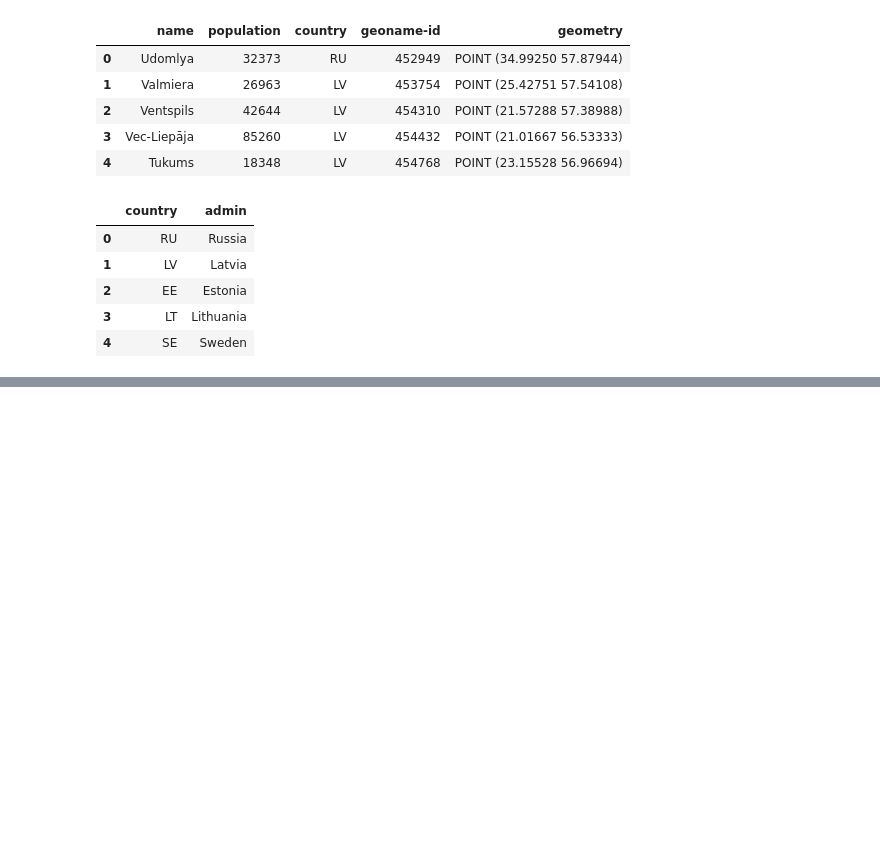
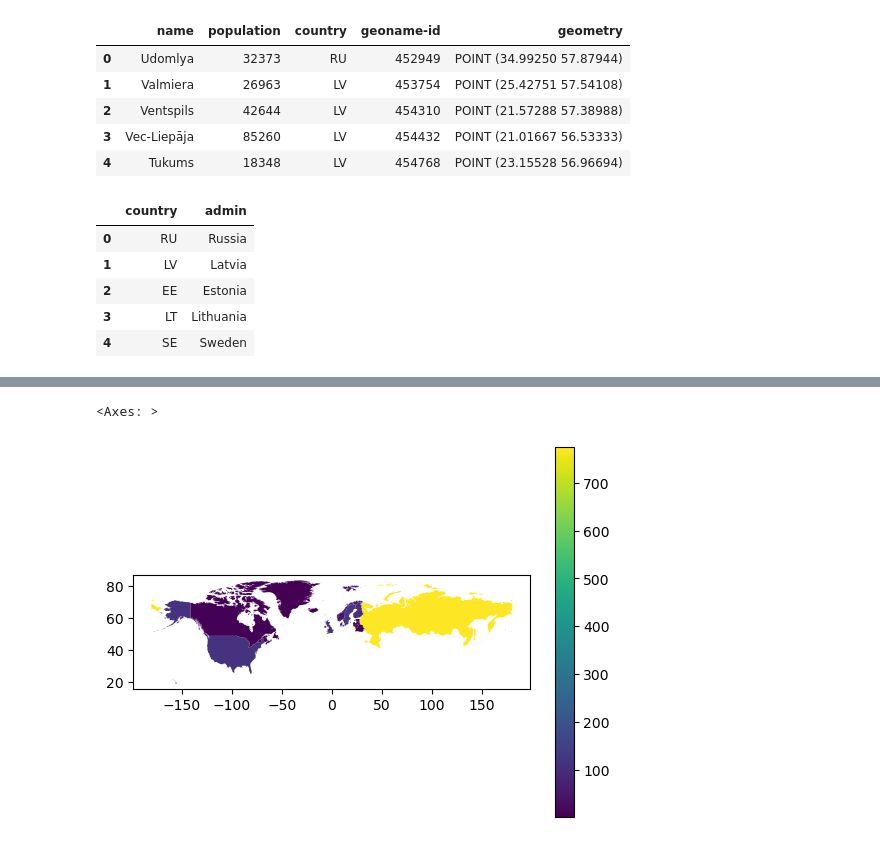
Before and after one commit to avarobillard/eds220-2025-in-class, a Jupyter notebook: week6-reprojecting.ipynb, the cells around one changed output, grey strips where cells are left out. Cells and saved outputs as stored; diff of their text form; code cells hidden in the pictures; blank space fills up the shorter version.

```diff
--- a/week6-reprojecting.ipynb
+++ b/week6-reprojecting.ipynb
@@ -41,0 +167,6 @@ country_names.head()
+# %%
+# Keep all communities, merge on country column
+n_comms = pd.merge(n_comms,
+                    country_names,
+                    how = 'left',
+                    on = 'country')
@@ -41,0 +181,6 @@ country_names.head()
+# %%
+# Inner join- rows that are the same in both
+arctic_countries = pd.merge(countries,
+                    n_comms,
+                    how = 'inner',
+                    on = 'admin')
@@ -41,0 +198,4 @@ country_names.head()
+# %%
+# Update index
+arctic_countries = arctic_countries.set_index('admin')
+arctic_countries
@@ -41,0 +232,2 @@ country_names.head()
+# %%
+arctic_countries.at['Finland', 'n_communities'] += 1
@@ -41,0 +242,6 @@ country_names.head()
+# %%
+arctic_countries.plot(column = 'n_communities',
+                        legend = True)
+# %% [output]
+<Axes: >
+[figure, added]
```
Also changed, not shown: parts of 30 cells of this notebook.
